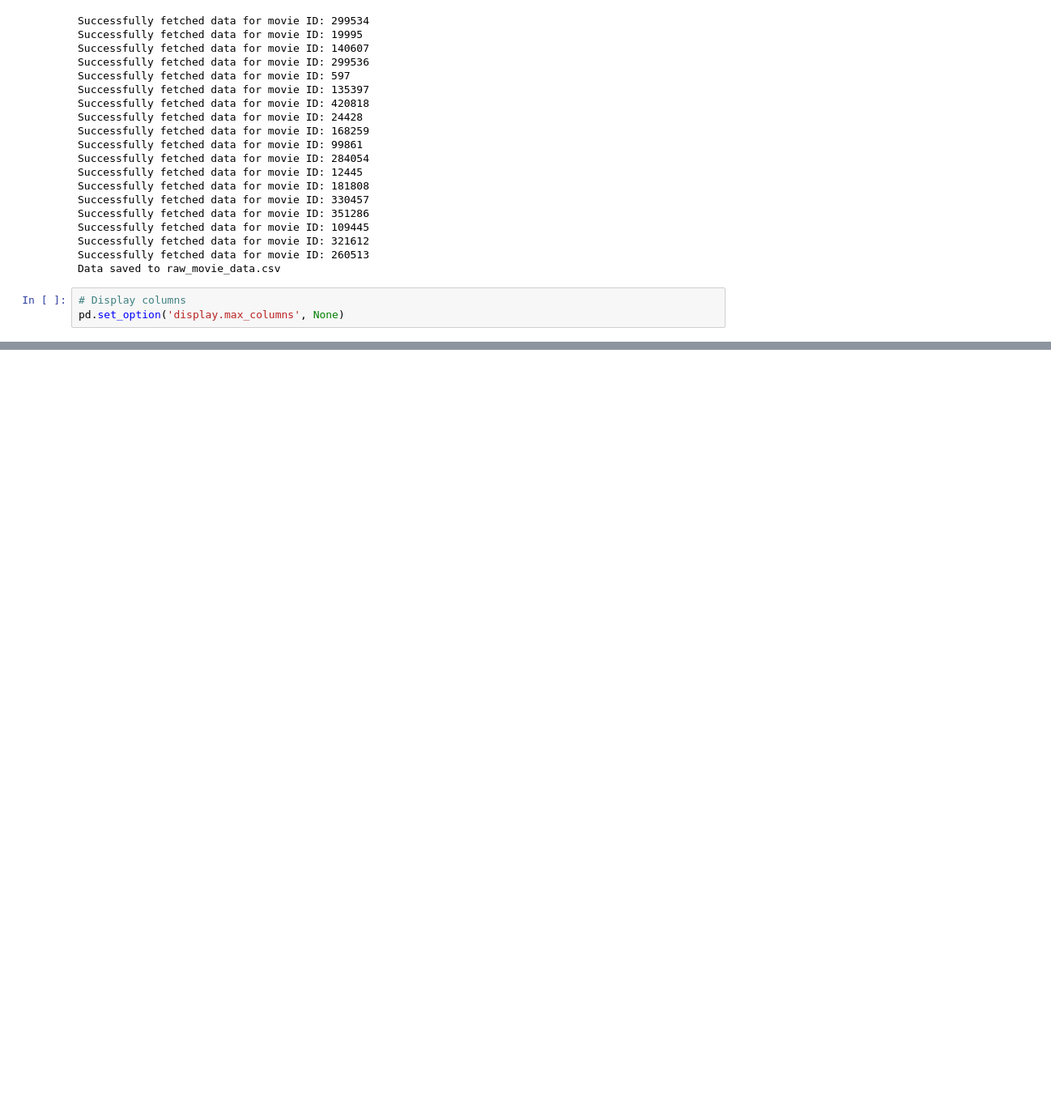
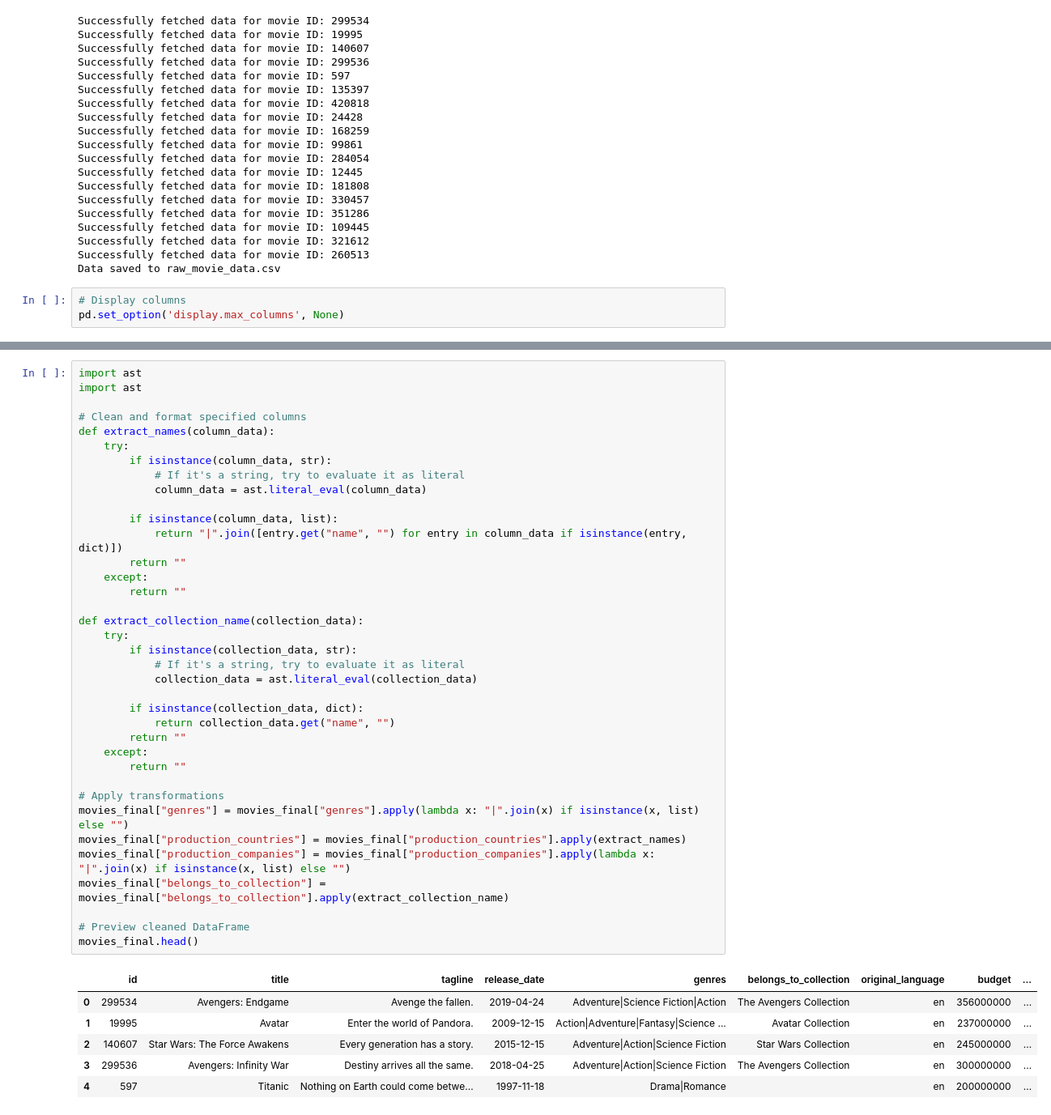
Before and after one commit to DataAdvance/DE-Projects, a Jupyter notebook: Pipeline for movie analysis.ipynb, the cells around one changed output, grey strips where cells are left out. Shown at 81% size. Drawn from its saved outputs; the diff is of its cells as text; blank space fills up the shorter version.

```diff
--- a/Pipeline for movie analysis.ipynb
+++ b/Pipeline for movie analysis.ipynb
@@ -129,0 +158,44 @@ movies_df
+# %%
+import ast
+import ast
+
+# Clean and format specified columns
+def extract_names(column_data):
+    try:
+        if isinstance(column_data, str):
+            # If it's a string, try to evaluate it as literal
+            column_data = ast.literal_eval(column_data)
+
+        if isinstance(column_data, list):
+            return "|".join([entry.get("name", "") for entry in column_data if isinstance(entry, dict)])
+        return ""
+    except:
+        return ""
+
+def extract_collection_name(collection_data):
+    try:
+        if isinstance(collection_data, str):
+            # If it's a string, try to evaluate it as literal
+            collection_data = ast.literal_eval(collection_data)
+
+        if isinstance(collection_data, dict):
+            return collection_data.get("name", "")
+        return ""
+    except:
+        return ""
+
+# Apply transformations
+movies_final["genres"] = movies_final["genres"].apply(lambda x: "|".join(x) if isinstance(x, list) else "")
+movies_final["production_countries"] = movies_final["production_countries"].apply(extract_names)
+movies_final["production_companies"] = movies_final["production_companies"].apply(lambda x: "|".join(x) if isinstance(x, list) else "")
+movies_final["belongs_to_collection"] = movies_final["belongs_to_collection"].apply(extract_collection_name)
+
+# Preview cleaned DataFrame
+movies_final.head()
+# %% [output]
+|  | id | title | tagline | release_date | genres | belongs_to_collection | original_language | budget | ... |
+| 0 | 299534 | Avengers: Endgame | Avenge the fallen. | 2019-04-24 | Adventure|Science Fiction|Action | The Avengers Collection | en | 356000000 | ... |
+| 1 | 19995 | Avatar | Enter the world of Pandora. | 2009-12-15 | Action|Adventure|Fantasy|Science ... | Avatar Collection | en | 237000000 | ... |
+| 2 | 140607 | Star Wars: The Force Awakens | Every generation has a story. | 2015-12-15 | Adventure|Action|Science Fiction | Star Wars Collection | en | 245000000 | ... |
+| 3 | 299536 | Avengers: Infinity War | Destiny arrives all the same. | 2018-04-25 | Adventure|Action|Science Fiction | The Avengers Collection | en | 300000000 | ... |
+| 4 | 597 | Titanic | Nothing on Earth could come betwe... | 1997-11-18 | Drama|Romance |  | en | 200000000 | ... |
```
Also changed, not shown: parts of 14 cells of this notebook, 1 other file.
